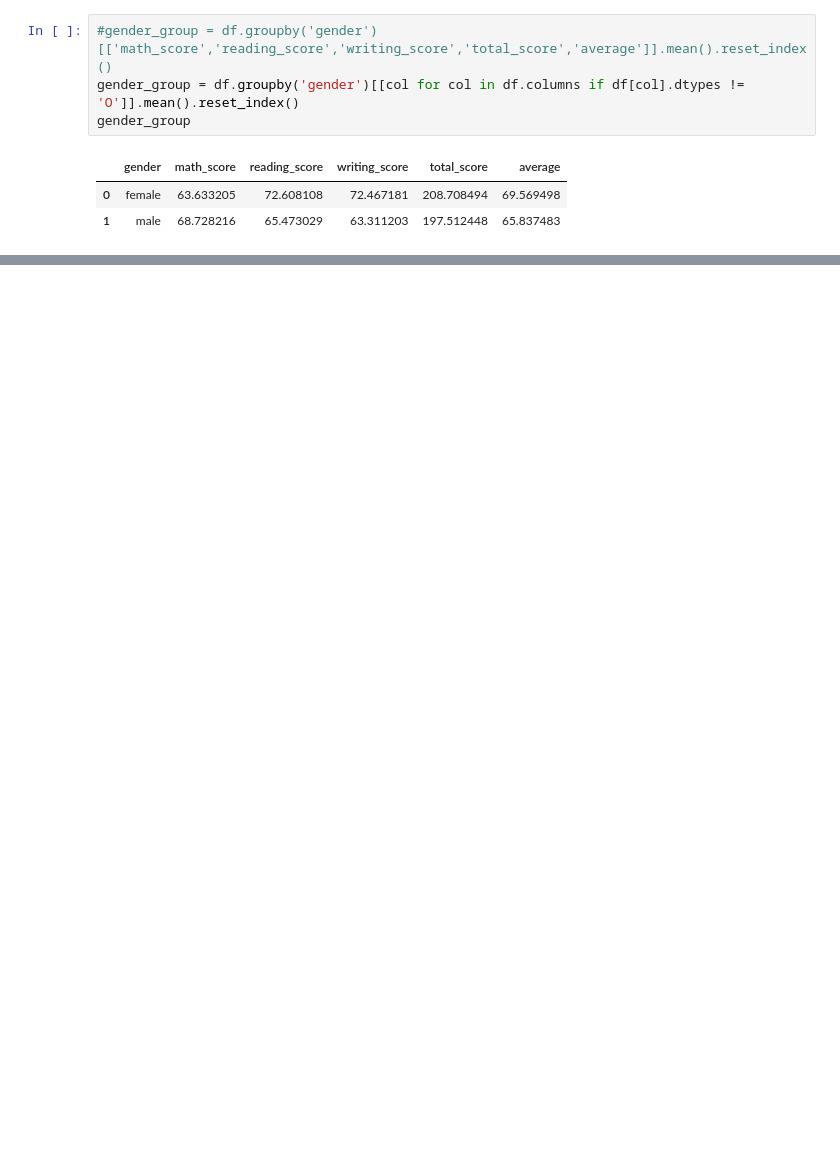
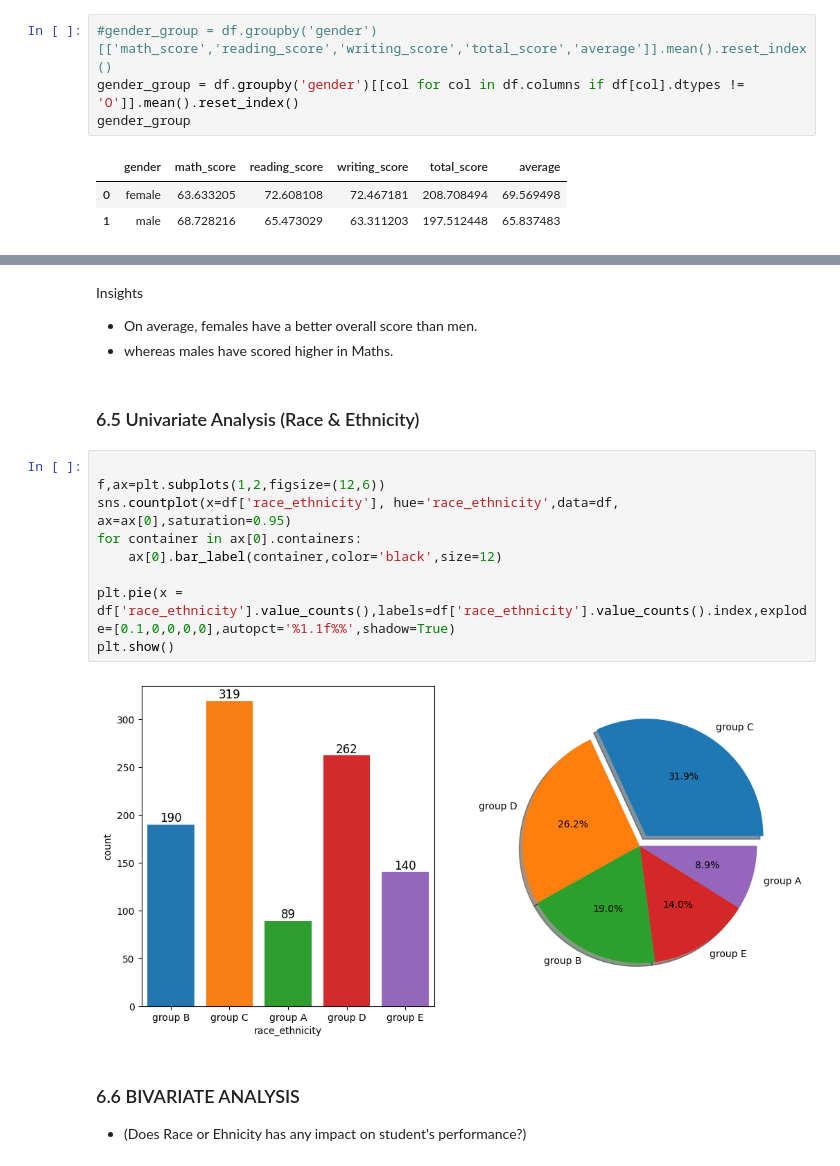
Before and after one commit to durrlov/mlproject, a Jupyter notebook: notebook/EDA.ipynb, the cells around one changed output, grey strips where cells are left out. Saved outputs shown, nothing was run; the diff lists cells and outputs as text; blank space fills up the shorter version.

```diff
--- a/notebook/EDA.ipynb
+++ b/notebook/EDA.ipynb
@@ -416,0 +409,20 @@ plt.show()
+# %% [markdown]
+Insights
+- On average, females have a better overall score than men.
+- whereas males have scored higher in Maths.
+# %% [markdown]
+### 6.5 Univariate Analysis (Race & Ethnicity)
+# %%
+
+f,ax=plt.subplots(1,2,figsize=(12,6))
+sns.countplot(x=df['race_ethnicity'], hue='race_ethnicity',data=df, ax=ax[0],saturation=0.95)
+for container in ax[0].containers:
+    ax[0].bar_label(container,color='black',size=12)
+
+plt.pie(x = df['race_ethnicity'].value_counts(),labels=df['race_ethnicity'].value_counts().index,explode=[0.1,0,0,0,0],autopct='%1.1f%%',shadow=True)
+plt.show()
+# %% [output]
+[figure, added]
+# %% [markdown]
+### 6.6 BIVARIATE ANALYSIS
+- (Does Race or Ehnicity has any impact on student's performance?)
```
Also changed, not shown: parts of 12 cells of this notebook, 1 other file.
